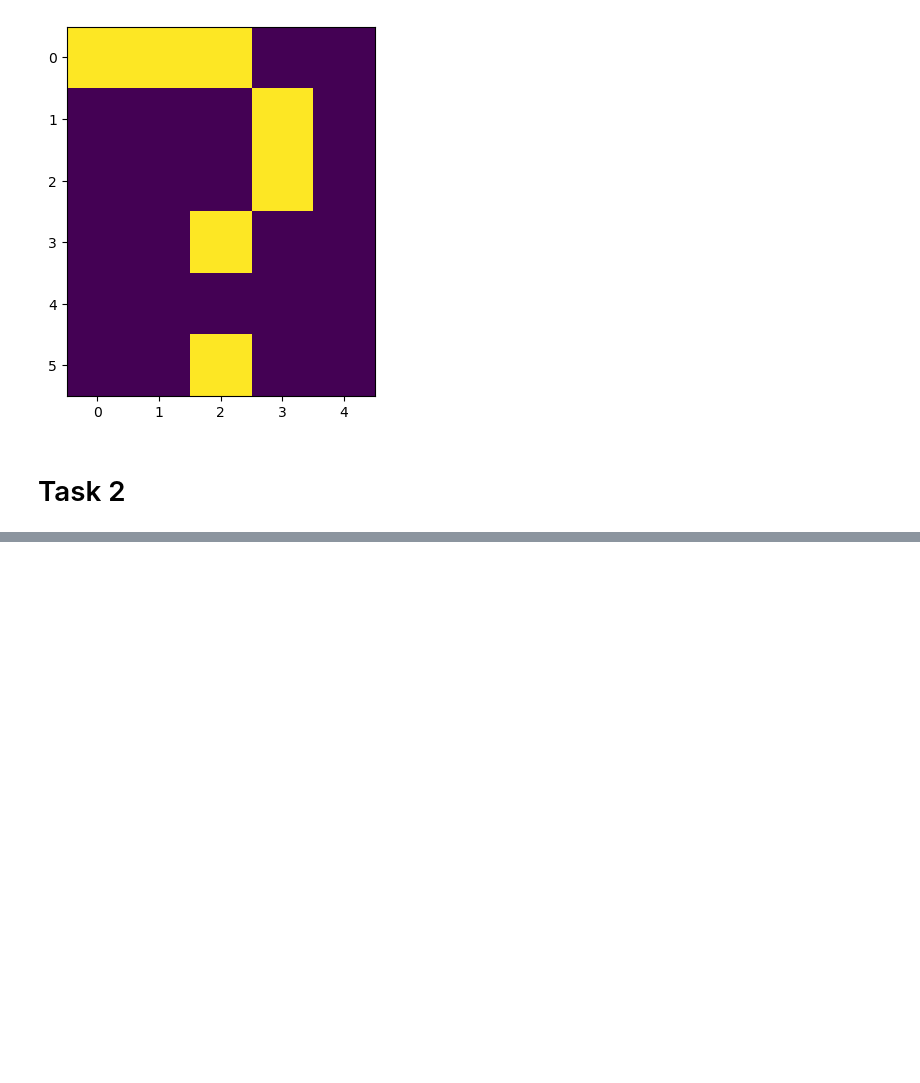
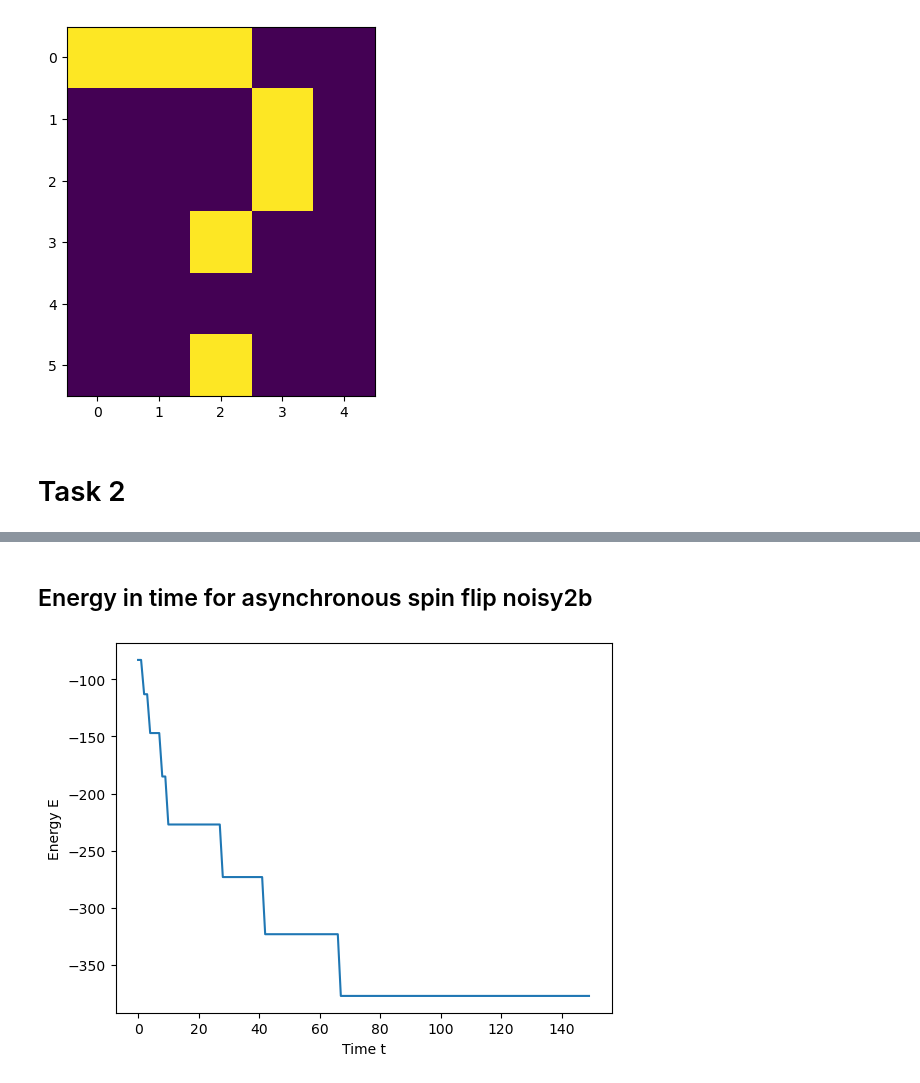
Before and after one commit to draczew23/cmcs_lab_2, a Jupyter notebook: notebook_test.ipynb, the cells around one changed output, grey strips where cells are left out. Drawn from its saved outputs; the diff is of its cells as text; code cells hidden in the pictures; blank space fills up the shorter version.

```diff
--- a/notebook_test.ipynb
+++ b/notebook_test.ipynb
@@ -272,16 +272,15 @@ diag_matrix = np.diag(np.diag(one_ar))
 
 w_matrix = 1 * (tens_sum) -  diag_matrix
 
-energy_two = np.array([])
+energy_two_prim = np.array([])
 time_axis = np.arange(0, time_step, 1)
 
 # Two pattern
 
 for t in range(time_step):
+    h = np.dot(w_matrix, noisy2c_copy)
+    energy_sum = np.sum(-1/2 * h * noisy2c_copy)
+    energy_two_prim = np.append(energy_two_prim, energy_sum)
 
     point = random_points(30, 30)
     noisy2c_copy = energy_check(noisy2c_copy, point[0], w_matrix)
-
-D = np.reshape(noisy2c_copy, (-6, 5))
-plt.imshow(D)
-plt.show()
@@ -292,3 +295,12 @@ plt.show()
+# %% [markdown]
+## Energy in time for asynchronous spin flip noisy2b
+# %%
+plt.plot(time_axis, energy_two_prim)
+plt.ylabel("Energy E")
+plt.xlabel("Time t")
+plt.show()
+# %% [output]
+[figure, added]
 # %%
 
 
```
Also changed, not shown: parts of 9 cells of this notebook.
